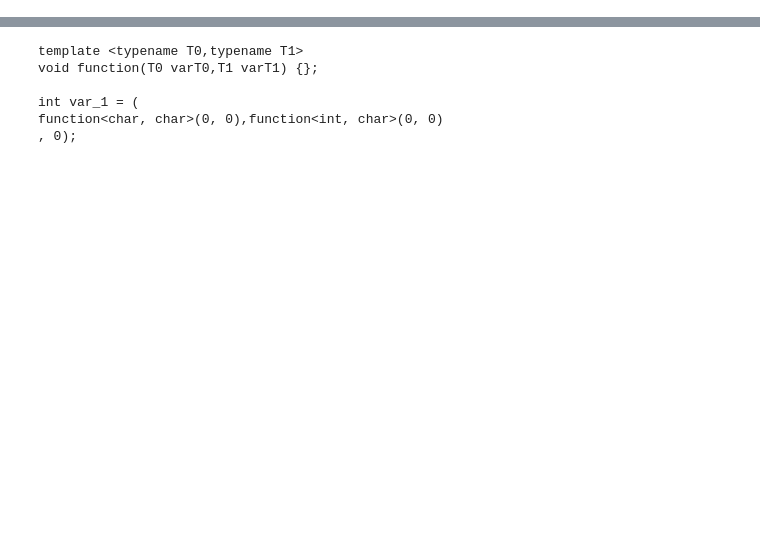
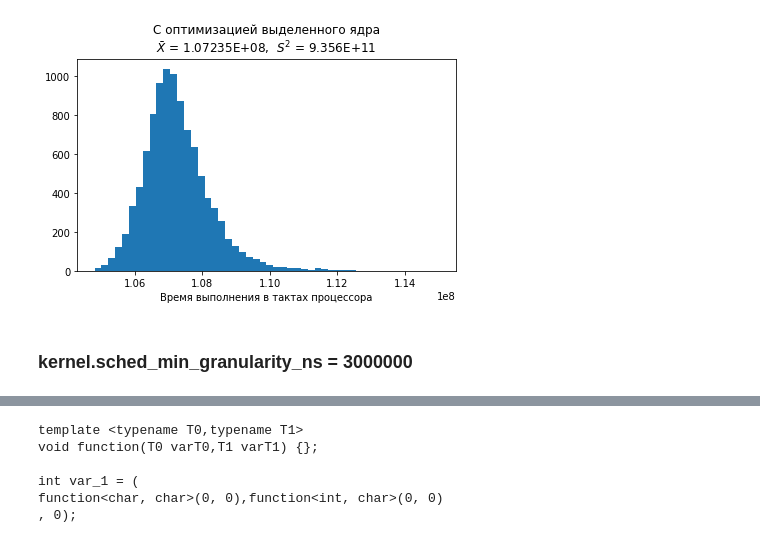
Before and after one commit to yuri-pechatnov/cpp_functools, a Jupyter notebook: research/gen_samples.ipynb, the cells around one changed output, grey strips where cells are left out. Saved outputs shown, nothing was run; the diff lists cells and outputs as text; code cells hidden in the pictures; blank space fills up the shorter version.

```diff
--- a/research/gen_samples.ipynb
+++ b/research/gen_samples.ipynb
@@ -36,0 +735,2 @@ check_code(gen_struct_template_params_sample(2, 2))
+# %%
+elements_4 = calc_sample(N, "taskset 0x4", "cycles")
@@ -36,0 +755,6 @@ check_code(gen_struct_template_params_sample(2, 2))
+# %%
+plot_and_save(elements_4, "C оптимизацией выделенного ядра", 'bench_separate_core_10000.png', x_range)
+# %% [output]
+[figure, added]
+# %% [markdown]
+### kernel.sched_min_granularity_ns = 3000000
```
Also changed, not shown: parts of 70 cells of this notebook, 2 other files.
